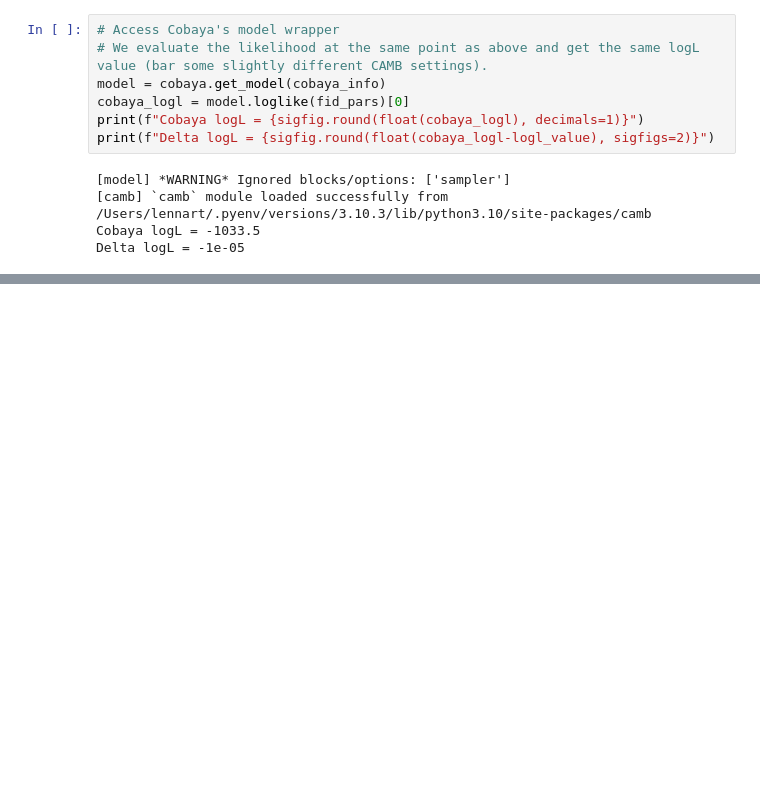
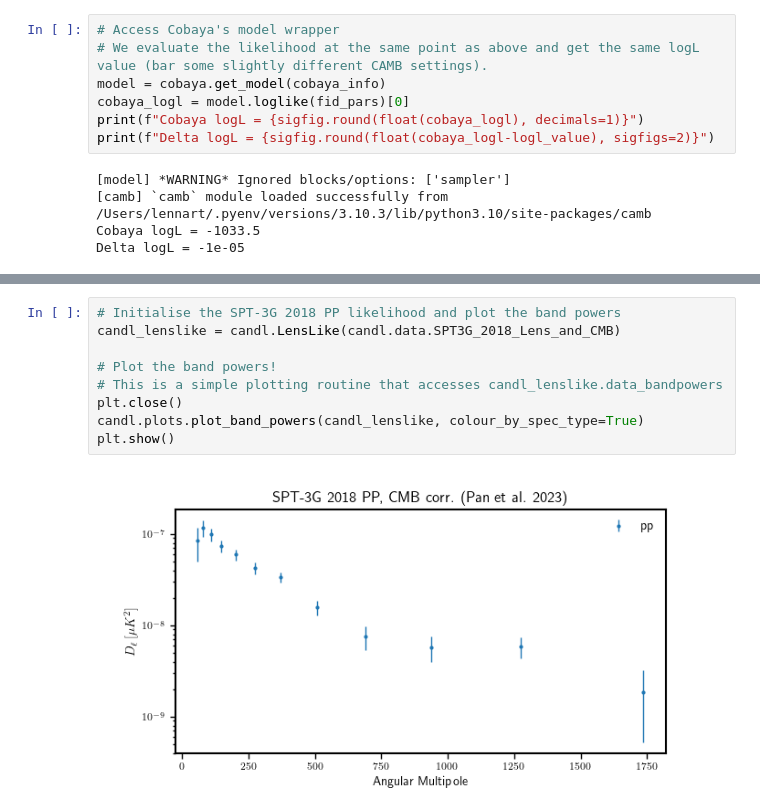
Before and after one commit to Lbalkenhol/candl, a Jupyter notebook: notebooks/traditional_tutorial.ipynb, the cells around one changed output, grey strips where cells are left out. Saved outputs shown, nothing was run; the diff lists cells and outputs as text; blank space fills up the shorter version.

```diff
--- a/notebooks/traditional_tutorial.ipynb
+++ b/notebooks/traditional_tutorial.ipynb
@@ -289,0 +301,11 @@ plt.show()
+# %%
+# Initialise the SPT-3G 2018 PP likelihood and plot the band powers
+candl_lenslike = candl.LensLike(candl.data.SPT3G_2018_Lens_and_CMB)
+
+# Plot the band powers!
+# This is a simple plotting routine that accesses candl_lenslike.data_bandpowers
+plt.close()
+candl.plots.plot_band_powers(candl_lenslike, colour_by_spec_type=True)
+plt.show()
+# %% [output]
+[figure, added]
```
Also changed, not shown: parts of 9 cells of this notebook, 1 other file.
